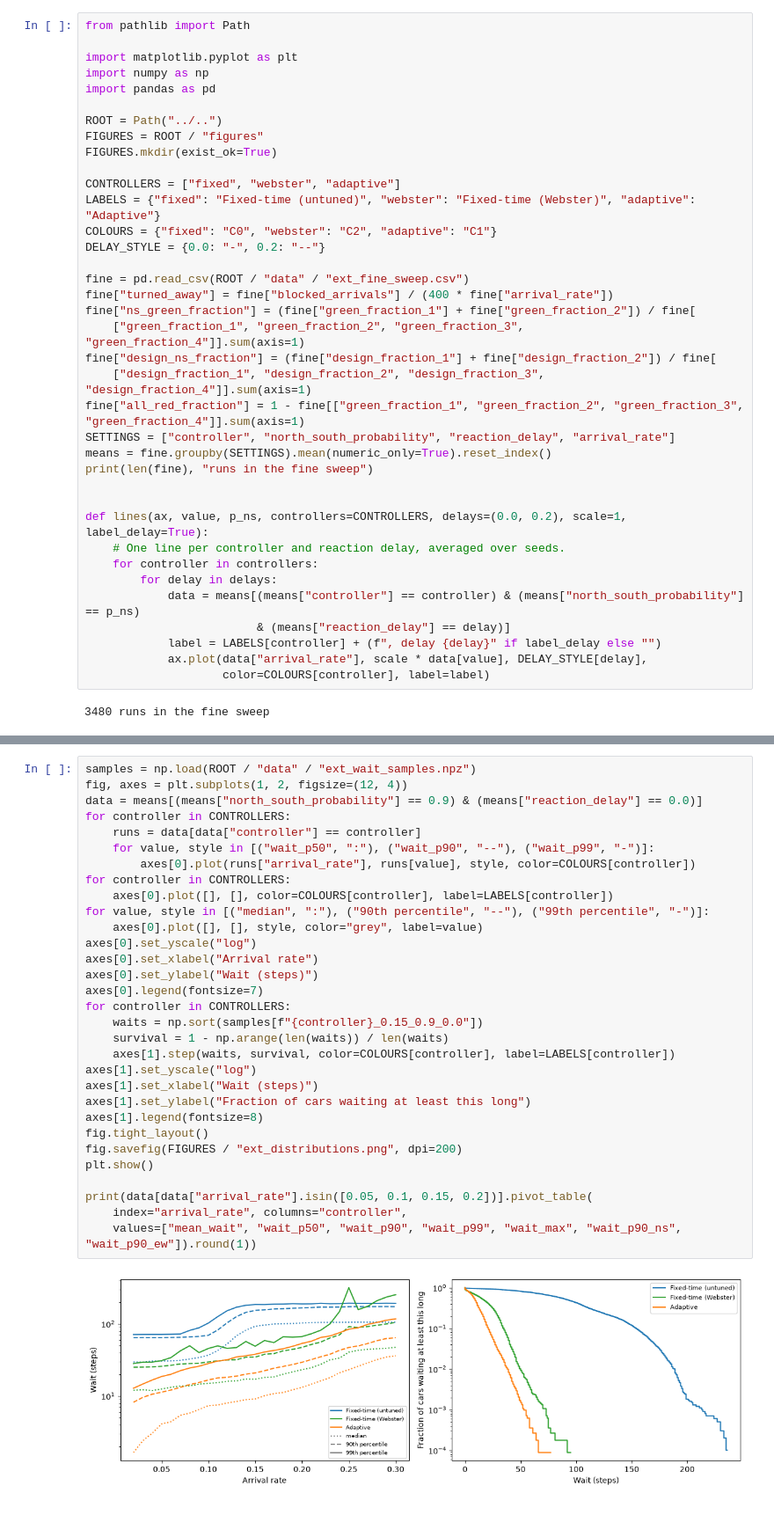
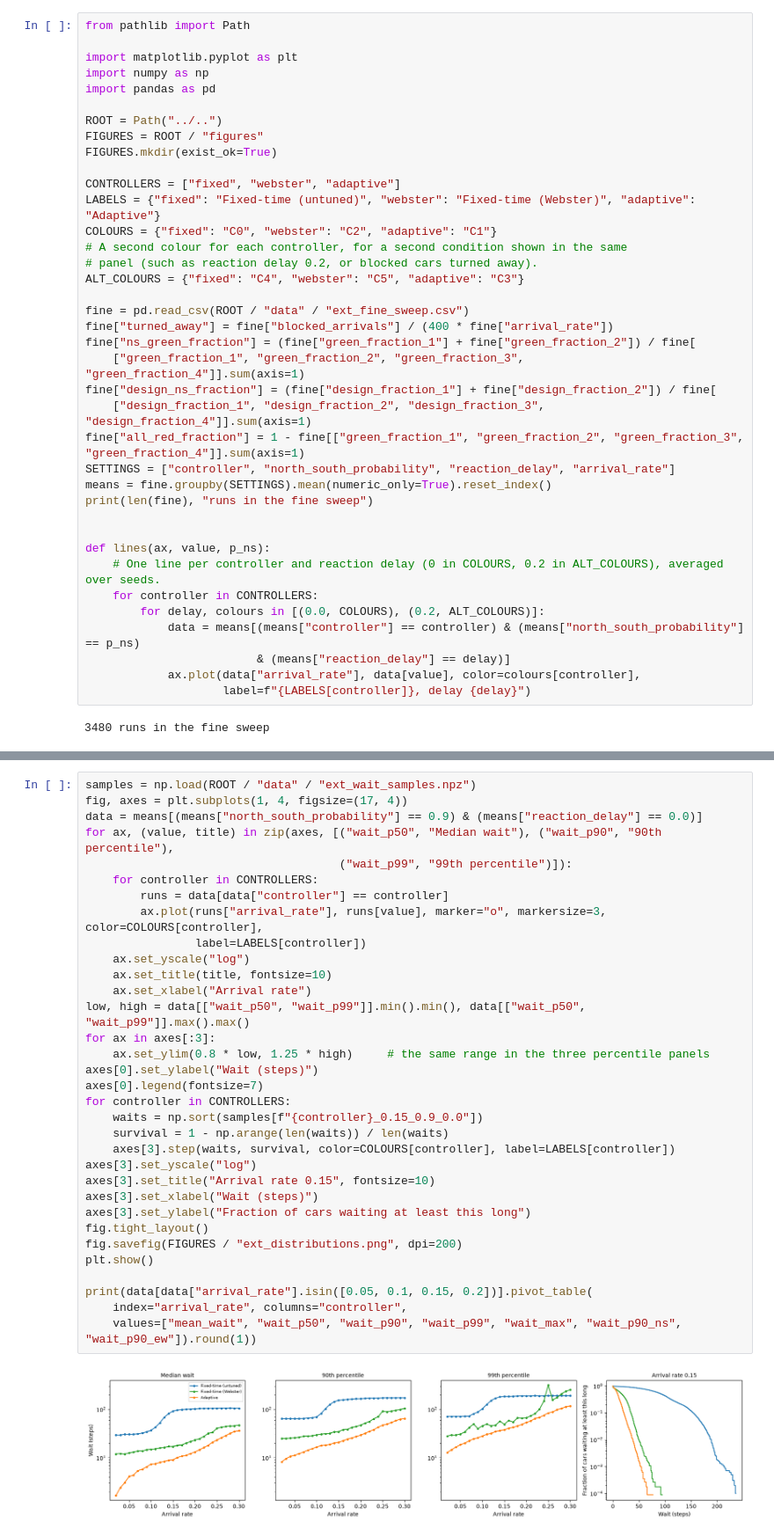
Before and after one commit to phattydumpling/CITS4403-Project, a Jupyter notebook: notebooks/Results/Extensions.ipynb, the cells around one changed output, grey strips where cells are left out. Shown at 88% size. Saved outputs shown, nothing was run; the diff lists cells and outputs as text.

```diff
--- a/notebooks/Results/Extensions.ipynb
+++ b/notebooks/Results/Extensions.ipynb
@@ -27,7 +27,9 @@ FIGURES.mkdir(exist_ok=True)
 CONTROLLERS = ["fixed", "webster", "adaptive"]
 LABELS = {"fixed": "Fixed-time (untuned)", "webster": "Fixed-time (Webster)", "adaptive": "Adaptive"}
 COLOURS = {"fixed": "C0", "webster": "C2", "adaptive": "C1"}
-DELAY_STYLE = {0.0: "-", 0.2: "--"}
+# A second colour for each controller, for a second condition shown in the same
+# panel (such as reaction delay 0.2, or blocked cars turned away).
+ALT_COLOURS = {"fixed": "C4", "webster": "C5", "adaptive": "C3"}
 
 fine = pd.read_csv(ROOT / "data" / "ext_fine_sweep.csv")
 fine["turned_away"] = fine["blocked_arrivals"] / (400 * fine["arrival_rate"])
@@ -41,15 +43,14 @@ means = fine.groupby(SETTINGS).mean(numeric_only=True).reset_index()
 print(len(fine), "runs in the fine sweep")
 
 
-def lines(ax, value, p_ns, controllers=CONTROLLERS, delays=(0.0, 0.2), scale=1, label_delay=True):
-    # One line per controller and reaction delay, averaged over seeds.
-    for controller in controllers:
-        for delay in delays:
+def lines(ax, value, p_ns):
+    # One line per controller and reaction delay (0 in COLOURS, 0.2 in ALT_COLOURS), averaged over seeds.
+    for controller in CONTROLLERS:
+        for delay, colours in [(0.0, COLOURS), (0.2, ALT_COLOURS)]:
             data = means[(means["controller"] == controller) & (means["north_south_probability"] == p_ns)
                          & (means["reaction_delay"] == delay)]
-            label = LABELS[controller] + (f", delay {delay}" if label_delay else "")
-            ax.plot(data["arrival_rate"], scale * data[value], DELAY_STYLE[delay],
-                    color=COLOURS[controller], label=label)
+            ax.plot(data["arrival_rate"], data[value], color=colours[controller],
+                    label=f"{LABELS[controller]}, delay {delay}")
 # %% [output]
 3480 runs in the fine sweep
 # %% [markdown]
@@ -178,36 +179,38 @@ rate 0.15, from the pooled waits of all ten seeds.
 # %%
 samples = np.load(ROOT / "data" / "ext_wait_samples.npz")
-fig, axes = plt.subplots(1, 2, figsize=(12, 4))
+fig, axes = plt.subplots(1, 4, figsize=(17, 4))
 data = means[(means["north_south_probability"] == 0.9) & (means["reaction_delay"] == 0.0)]
-for controller in CONTROLLERS:
-    runs = data[data["controller"] == controller]
-    for value, style in [("wait_p50", ":"), ("wait_p90", "--"), ("wait_p99", "-")]:
-        axes[0].plot(runs["arrival_rate"], runs[value], style, color=COLOURS[controller])
-for controller in CONTROLLERS:
-    axes[0].plot([], [], color=COLOURS[controller], label=LABELS[controller])
-for value, style in [("median", ":"), ("90th percentile", "--"), ("99th percentile", "-")]:
-    axes[0].plot([], [], style, color="grey", label=value)
-axes[0].set_yscale("log")
-axes[0].set_xlabel("Arrival rate")
+for ax, (value, title) in zip(axes, [("wait_p50", "Median wait"), ("wait_p90", "90th percentile"),
+                                     ("wait_p99", "99th percentile")]):
+    for controller in CONTROLLERS:
+        runs = data[data["controller"] == controller]
+        ax.plot(runs["arrival_rate"], runs[value], marker="o", markersize=3, color=COLOURS[controller],
+                label=LABELS[controller])
+    ax.set_yscale("log")
+    ax.set_title(title, fontsize=10)
+    ax.set_xlabel("Arrival rate")
+low, high = data[["wait_p50", "wait_p99"]].min().min(), data[["wait_p50", "wait_p99"]].max().max()
+for ax in axes[:3]:
+    ax.set_ylim(0.8 * low, 1.25 * high)     # the same range in the three percentile panels
 axes[0].set_ylabel("Wait (steps)")
 axes[0].legend(fontsize=7)
 for controller in CONTROLLERS:
     waits = np.sort(samples[f"{controller}_0.15_0.9_0.0"])
     survival = 1 - np.arange(len(waits)) / len(waits)
-    axes[1].step(waits, survival, color=COLOURS[controller], label=LABELS[controller])
-axes[1].set_yscale("log")
-axes[1].set_xlabel("Wait (steps)")
-axes[1].set_ylabel("Fraction of cars waiting at least this long")
-axes[1].legend(fontsize=8)
+    axes[3].step(waits, survival, color=COLOURS[controller], label=LABELS[controller])
+axes[3].set_yscale("log")
+axes[3].set_title("Arrival rate 0.15", fontsize=10)
+axes[3].set_xlabel("Wait (steps)")
+axes[3].set_ylabel("Fraction of cars waiting at least this long")
 fig.tight_layout()
 fig.savefig(FIGURES / "ext_distributions.png", dpi=200)
 plt.show()
 
 print(data[data["arrival_rate"].isin([0.05, 0.1, 0.15, 0.2])].pivot_table(
     index="arrival_rate", columns="controller",
     values=["mean_wait", "wait_p50", "wait_p90", "wait_p99", "wait_max", "wait_p90_ns", "wait_p90_ew"]).round(1))
 # %% [output]
-[figure, old version]
+[figure, new version]
              mean_wait                wait_max                wait_p50         \
 controller    adaptive  fixed webster adaptive  fixed webster adaptive  fixed
 arrival_rate
```
Also changed, not shown: parts of 11 cells of this notebook, 16 other files.
